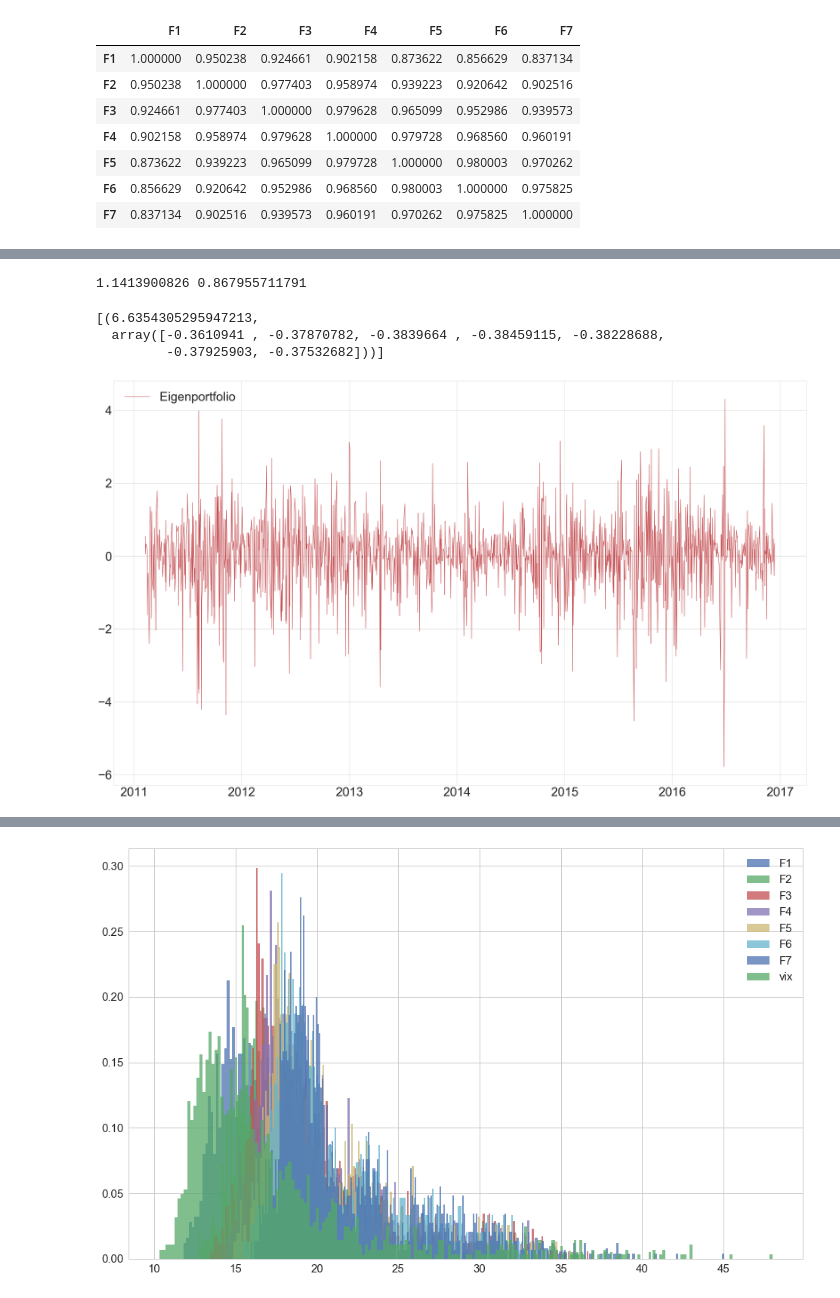
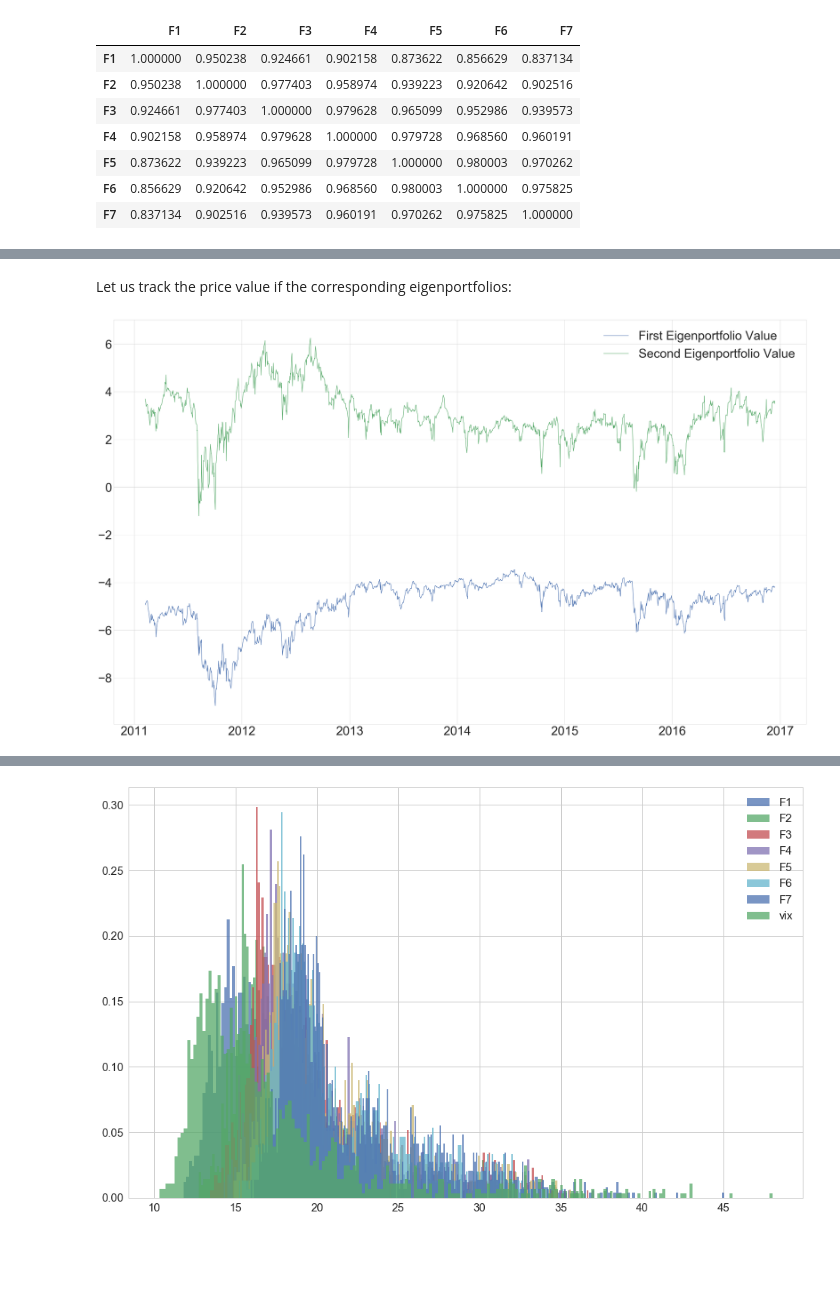
Before and after one commit to canelbiryol/Risk_Portfolio_Management, a Jupyter notebook: Homework3/Homework3.ipynb, the cells around one changed output, grey strips where cells are left out. Drawn from its saved outputs; the diff is of its cells as text; code cells hidden in the pictures; blank space fills up the shorter version.

```diff
--- a/Homework3/Homework3.ipynb
+++ b/Homework3/Homework3.ipynb
@@ -69,0 +63,5 @@ df_log.head()
+# %%
+df_vx_log = np.log(df_vx)
+df_vx_log_returns = df_vx_log.diff()[1:]
+# To see how the log returns looks like
+df_vx_log_returns.head()
@@ -82,5 +92,5 @@ dtype: float64
 # %%
-corr_matrix = df_log.corr()
+corr_matrix = df_vx_log_returns.corr()
 # To show how the correlation matrix looks like
 corr_matrix
 # %% [output]
@@ -112,34 +174,34 @@ eig_pairs[0:3]
 # %%
-#Gamma is given by N/T, where N is the number of iid random variables
-gamma = float(df_log.shape[1])/float(df_log.shape[0])
-mp_value_pos = (1 + math.sqrt(gamma))**2
-mp_value_neg = (1 - math.sqrt(gamma))**2
-print mp_value_pos, mp_value_neg
+# #Gamma is given by N/T, where N is the number of iid random variables
+# gamma = float(df_vx_log_returns.shape[1])/float(df_vx_log_returns.shape[0])
+# mp_value_pos = (1 + math.sqrt(gamma))**2
+# mp_value_neg = (1 - math.sqrt(gamma))**2
+# print mp_value_pos, mp_value_neg
-# %% [output]
-1.1413900826 0.867955711791
 # %%
-# Find out the significant eigenvalue and eigenvectors pairs
-sig_eig_pairs = [(val, vec) for val, vec in eig_pairs if val > mp_value_pos]
-sig_eig_pairs
+# # Find out the significant eigenvalue and eigenvectors pairs
+# sig_eig_pairs = [(val, vec) for val, vec in eig_pairs if val > mp_value_pos]
+# sig_eig_pairs
-# %% [output]
-[(6.6354305295947213,
-  array([-0.3610941 , -0.37870782, -0.3839664 , -0.38459115, -0.38228688,
-         -0.37925903, -0.37532682]))]
+# %% [markdown]
+Let us track the price value if the corresponding eigenportfolios:
 # %%
-weights = np.array(eig_pairs[0][1])/np.array(df_log.std())
-weights = weights/math.sqrt(eig_pairs[0][0])
-df_value_first_eigenportfolio = df_log.dot(weights)
+weights_first = np.array(eig_pairs[0][1])/np.array(df_vx.std())
+weights_first = weights_first/math.sqrt(eig_pairs[0][0])
+df_value_first_eigenportfolio = df_vx.dot(weights_first)
+
+weights_second = np.array(eig_pairs[1][1])/np.array(df_vx.std())
+weights_second = weights_second/math.sqrt(eig_pairs[1][0])
+df_value_second_eigenportfolio = df_vx.dot(weights_second)
+
 #df_returns_first_eigenportfolio = df_value_first_eigenportfolio.pct_change()[1:]*100
 #returns_first_eigen_portfolio.append(df_returns_first_eigenportfolio)
 # %%
 sns.set(font_scale=5)
 sns.set_style("whitegrid")
 fig, ax = plt.subplots(figsize=(50,30))
 
-ax.plot(df_value_first_eigenportfolio, label='Eigenportfolio', color='r')
-#ax.plot(df['vix']/df['vix'].std(), label='VIX', color='b')
+ax.plot(df_value_first_eigenportfolio, label='First Eigenportfolio Value')
+ax.plot(df_value_second_eigenportfolio, label='Second Eigenportfolio Value')
 plt.legend(loc='best')
-#plt.plot(df_value_first_eigenportfolio)
 plt.show()
 # %% [output]
-[figure, old version]
+[figure, new version]
```
Also changed, not shown: parts of 39 cells of this notebook.
